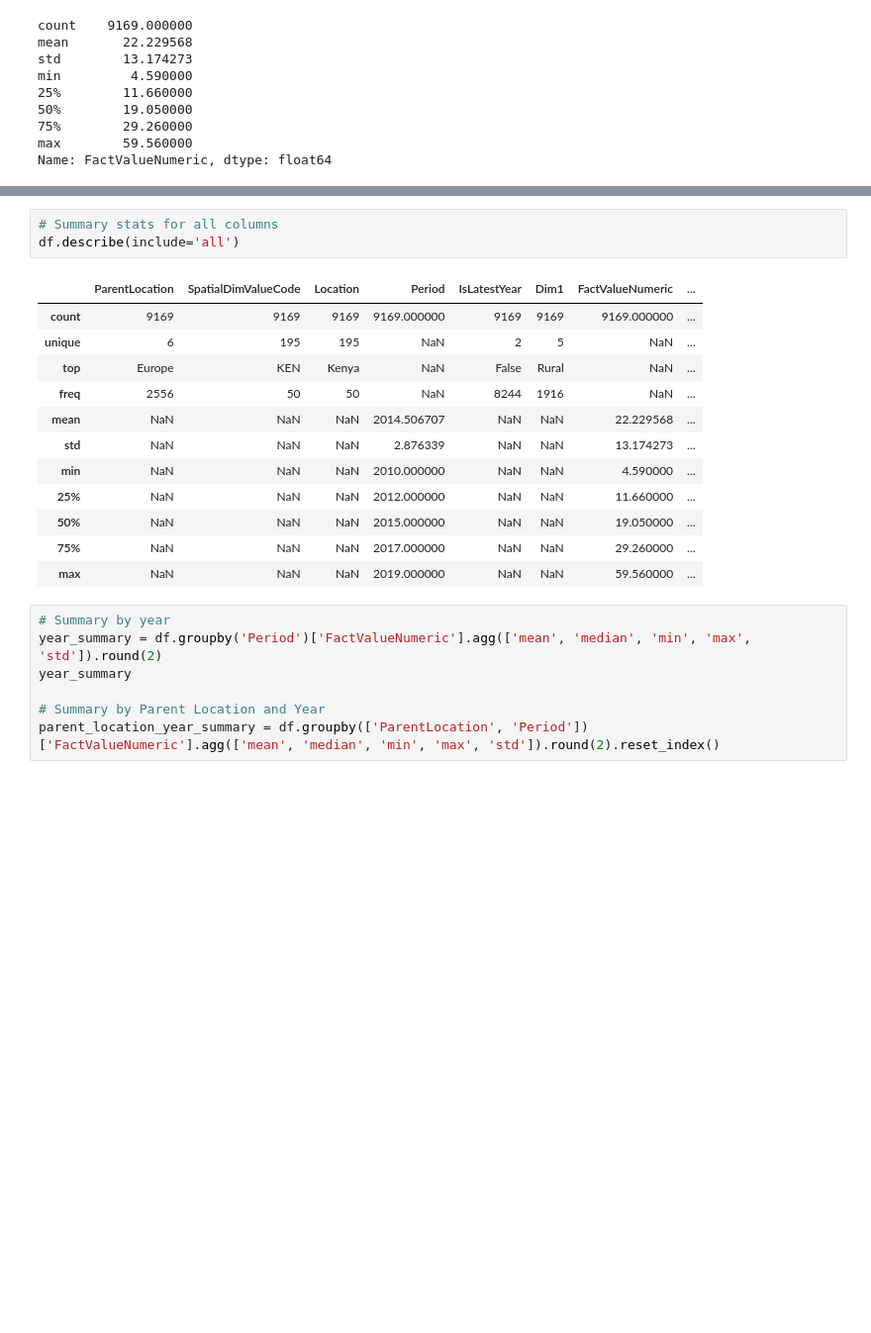
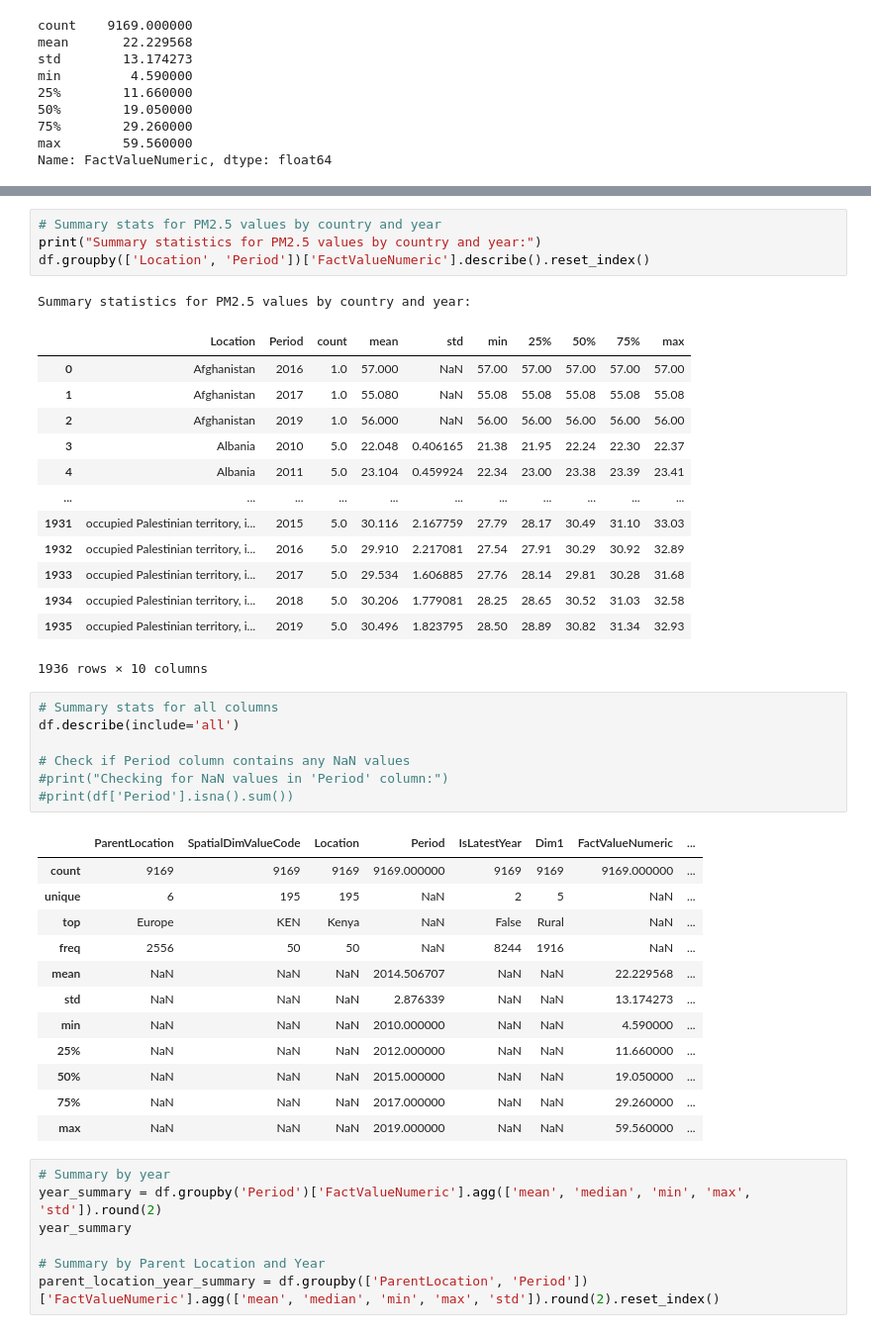
Before and after one commit to zkhechadoorian/pm25, a Jupyter notebook: notebooks/03_data_summary_and_features.ipynb, the cells around one changed output, grey strips where cells are left out. Shown at 99% size. Saved outputs shown, nothing was run; the diff lists cells and outputs as text; blank space fills up the shorter version.

```diff
--- a/notebooks/03_data_summary_and_features.ipynb
+++ b/notebooks/03_data_summary_and_features.ipynb
@@ -39,6 +83,29 @@ Name: FactValueNumeric, dtype: float64
+# %%
+# Summary stats for PM2.5 values by country and year
+print("Summary statistics for PM2.5 values by country and year:")
+df.groupby(['Location', 'Period'])['FactValueNumeric'].describe().reset_index()
+# %% [output]
+Summary statistics for PM2.5 values by country and year:
+|  | Location | Period | count | mean | std | min | 25% | 50% | 75% | max |
+| 0 | Afghanistan | 2016 | 1.0 | 57.000 | NaN | 57.00 | 57.00 | 57.00 | 57.00 | 57.00 |
+| 1 | Afghanistan | 2017 | 1.0 | 55.080 | NaN | 55.08 | 55.08 | 55.08 | 55.08 | 55.08 |
+| 2 | Afghanistan | 2019 | 1.0 | 56.000 | NaN | 56.00 | 56.00 | 56.00 | 56.00 | 56.00 |
+| 3 | Albania | 2010 | 5.0 | 22.048 | 0.406165 | 21.38 | 21.95 | 22.24 | 22.30 | 22.37 |
+| 4 | Albania | 2011 | 5.0 | 23.104 | 0.459924 | 22.34 | 23.00 | 23.38 | 23.39 | 23.41 |
+| ... | ... | ... | ... | ... | ... | ... | ... | ... | ... | ... |
+| 1931 | occupied Palestinian territory, i... | 2015 | 5.0 | 30.116 | 2.167759 | 27.79 | 28.17 | 30.49 | 31.10 | 33.03 |
+| 1932 | occupied Palestinian territory, i... | 2016 | 5.0 | 29.910 | 2.217081 | 27.54 | 27.91 | 30.29 | 30.92 | 32.89 |
+| 1933 | occupied Palestinian territory, i... | 2017 | 5.0 | 29.534 | 1.606885 | 27.76 | 28.14 | 29.81 | 30.28 | 31.68 |
+| 1934 | occupied Palestinian territory, i... | 2018 | 5.0 | 30.206 | 1.779081 | 28.25 | 28.65 | 30.52 | 31.03 | 32.58 |
+| 1935 | occupied Palestinian territory, i... | 2019 | 5.0 | 30.496 | 1.823795 | 28.50 | 28.89 | 30.82 | 31.34 | 32.93 |
+1936 rows × 10 columns
 # %%
 # Summary stats for all columns
 df.describe(include='all')
+
+# Check if Period column contains any NaN values
+#print("Checking for NaN values in 'Period' column:")
+#print(df['Period'].isna().sum())
 # %% [output]
 |  | ParentLocation | SpatialDimValueCode | Location | Period | IsLatestYear | Dim1 | FactValueNumeric | ... |
 | count | 9169 | 9169 | 9169 | 9169.000000 | 9169 | 9169 | 9169.000000 | ... |
```
Also changed, not shown: parts of 7 cells of this notebook, 2 other files.
